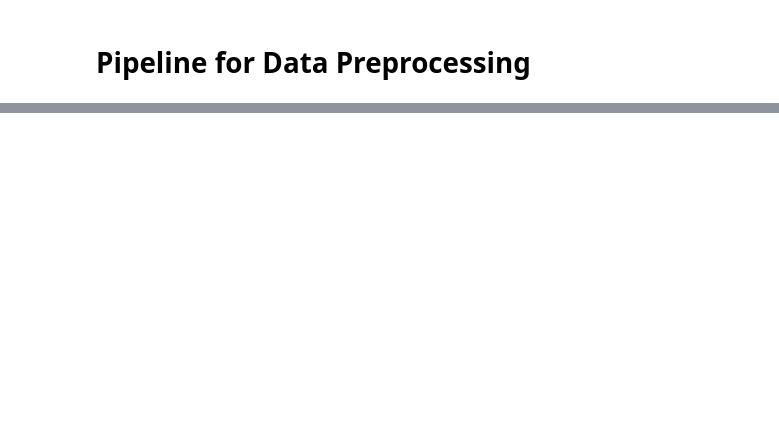
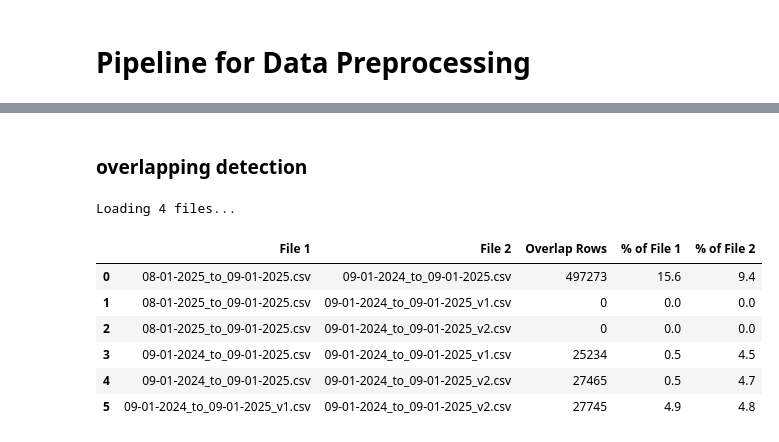
Before and after one commit to willowwy/Clearshield, a Jupyter notebook: src/data_preprocess/pipeline.ipynb, the cells around one changed output, grey strips where cells are left out. Drawn from its saved outputs; the diff is of its cells as text; code cells hidden in the pictures; blank space fills up the shorter version.

Commit message:
feat: add functions for pipeline for 01 and 02 data processing

```diff
--- a/src/data_preprocess/pipeline.ipynb
+++ b/src/data_preprocess/pipeline.ipynb
@@ -29,14 +2,0 @@ Cleaned: ../../data/cleaned
-# %%
-# Check if directory exists
-if not os.path.exists(raw_dir):
-    print(f"Error: Directory {raw_dir} does not exist")
-    csv_files = []
-else:
-    # Get all CSV files
-    csv_files = [f for f in os.listdir(raw_dir) if f.endswith('.csv')]
-
-    print(f"Found {len(csv_files)} CSV files in {raw_dir}")
-    print("\nCSV Files List ⬇️")
-    for i, filename in enumerate(csv_files, 1):
-        file_size = os.path.getsize(os.path.join(raw_dir, filename)) / (1024 * 1024)  # MB
-        print(f"  {i}. {filename} ({file_size:.2f} MB)")
@@ -262,0 +130,52 @@ else:
+# %% [markdown]
+### overlapping detection
+# %%
+import pandas as pd
+import os
+
+CLEANED_DIR = dc.CLEANED_DIR
+csv_files = sorted([f for f in os.listdir(CLEANED_DIR) if f.endswith('.csv')])
+
+print(f"Loading {len(csv_files)} files...")
+
+# Load files and create row IDs
+file_rows = {}
+for filename in csv_files:
+    df = pd.read_csv(os.path.join(CLEANED_DIR, filename))
+    row_ids = set(df['Account ID'].astype(str) + '|' +
+                  df['Member ID'].astype(str) + '|' +
+                  df['Post Date'].astype(str) + '|' +
+                  df['Post Time'].astype(str) + '|' +
+                  df['Amount'].astype(str))
+    file_rows[filename] = row_ids
+
+# Calculate pairwise overlaps
+results = []
+for i, file1 in enumerate(csv_files):
+    for j, file2 in enumerate(csv_files):
+        if i < j:
+            overlap = len(file_rows[file1] & file_rows[file2])
+            pct1 = overlap / len(file_rows[file1]) * 100
+            pct2 = overlap / len(file_rows[file2]) * 100
+
+            results.append({
+                'File 1': file1,
+                'File 2': file2,
+                'Overlap Rows': overlap,
+                '% of File 1': round(pct1, 1),
+                '% of File 2': round(pct2, 1)
+            })
+
+df_results = pd.DataFrame(results)
+
+# Display as styled DataFrame
+display(df_results)
+# %% [output]
+Loading 4 files...
+|  | File 1 | File 2 | Overlap Rows | % of File 1 | % of File 2 |
+| 0 | 08-01-2025_to_09-01-2025.csv | 09-01-2024_to_09-01-2025.csv | 497273 | 15.6 | 9.4 |
+| 1 | 08-01-2025_to_09-01-2025.csv | 09-01-2024_to_09-01-2025_v1.csv | 0 | 0.0 | 0.0 |
+| 2 | 08-01-2025_to_09-01-2025.csv | 09-01-2024_to_09-01-2025_v2.csv | 0 | 0.0 | 0.0 |
+| 3 | 09-01-2024_to_09-01-2025.csv | 09-01-2024_to_09-01-2025_v1.csv | 25234 | 0.5 | 4.5 |
+| 4 | 09-01-2024_to_09-01-2025.csv | 09-01-2024_to_09-01-2025_v2.csv | 27465 | 0.5 | 4.7 |
+| 5 | 09-01-2024_to_09-01-2025_v1.csv | 09-01-2024_to_09-01-2025_v2.csv | 27745 | 4.9 | 4.8 |
```
Also changed, not shown: parts of 18 cells of this notebook, 5 other files.
